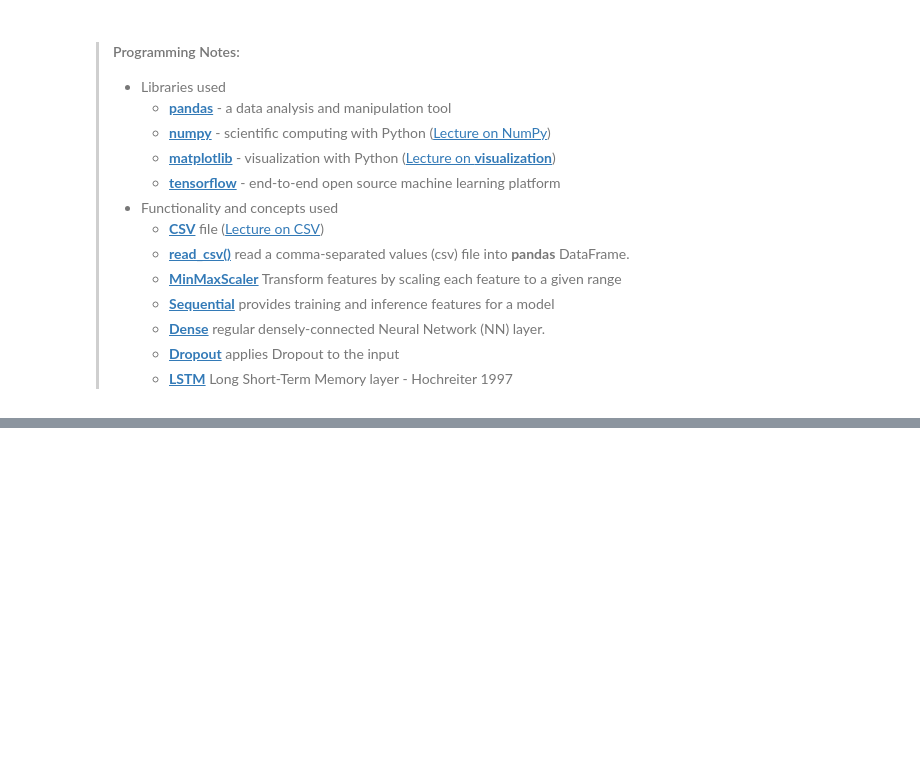
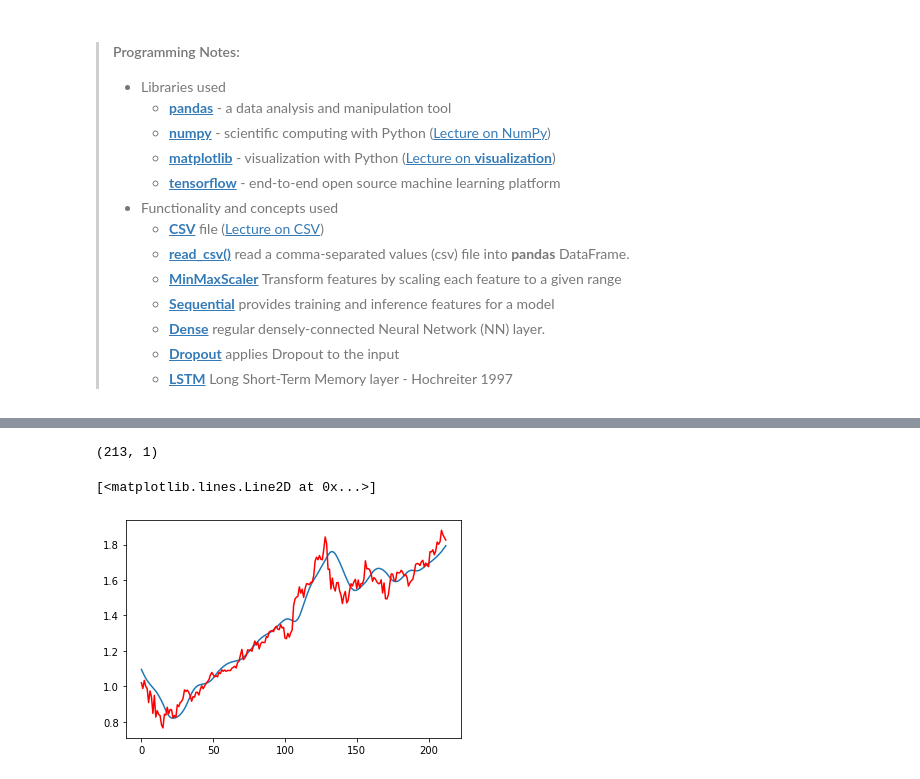
Before and after one commit to adel-nouar/ML_with_Rune, a Jupyter notebook: 10 - Lesson - Recurrent Neural Network.ipynb, the cells around one changed output, grey strips where cells are left out. Drawn from its saved outputs; the diff is of its cells as text; code cells hidden in the pictures; blank space fills up the shorter version.

```diff
--- a/10 - Lesson - Recurrent Neural Network.ipynb
+++ b/10 - Lesson - Recurrent Neural Network.ipynb
@@ -46,0 +114,12 @@
+# %%
+x_test, y_test = data_preparation(data_test)
+# %%
+model = Sequential()
+model.add(LSTM(units=45, return_sequences=True, input_shape=(x_train.shape[1], 1)))
+model.add(LSTM(units=45, return_sequences=True))
+model.add(LSTM(units=45))
+model.add(Dense(units=1))
+
+model.compile(optimizer='adam', loss='mean_squared_error', metrics=['accuracy'])
+# %%
+model.fit(x_train, y_train, epochs=5, batch_size=32)
@@ -46,0 +138,14 @@
+# %%
+y_pred = model.predict(x_test)
+# %%
+y_pred.shape
+# %% [output]
+(213, 1)
+# %%
+fig, ax = plt.subplots()
+
+ax.plot(y_pred)
+ax.plot(y_test, c='r')
+# %% [output]
+[<matplotlib.lines.Line2D at 0x...>]
+[figure, added]
```
Also changed, not shown: parts of 15 cells of this notebook.
